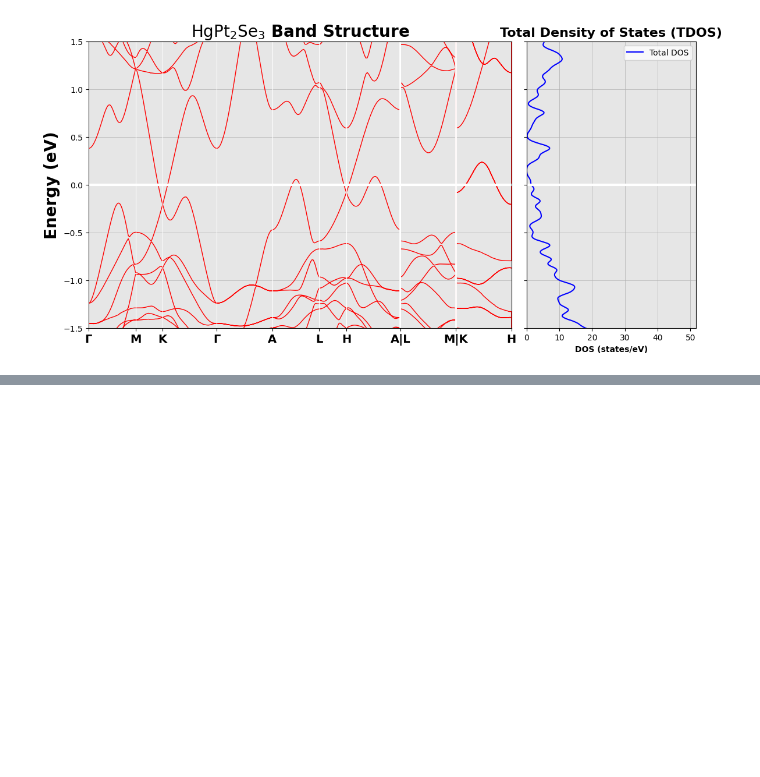
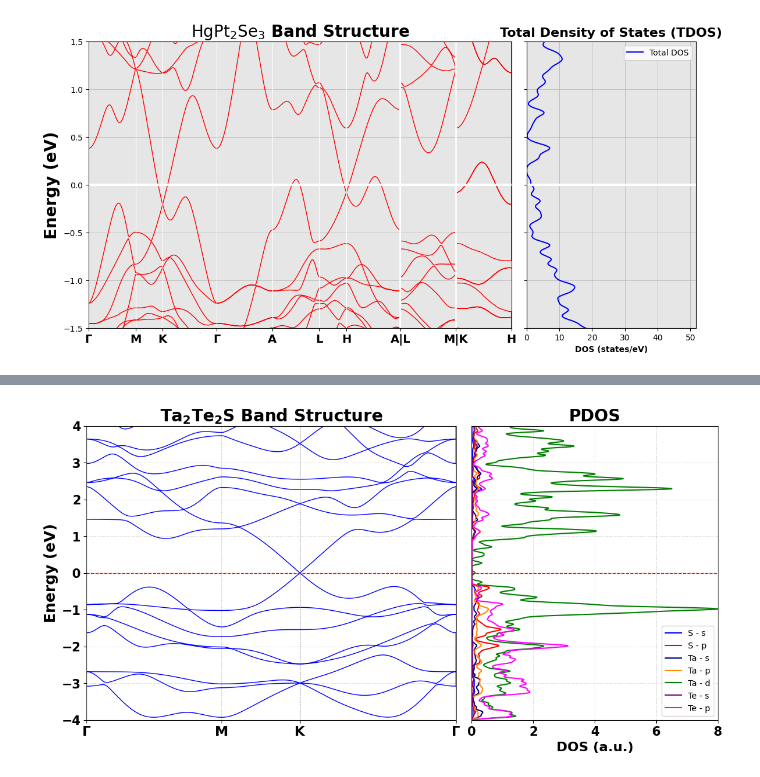
Before and after one commit to KrishnaQuantum/BAND-STRUCTURES, a Jupyter notebook: Github_BS.ipynb, the cells around one changed output, grey strips where cells are left out. Drawn from its saved outputs; the diff is of its cells as text; code cells hidden in the pictures; blank space fills up the shorter version.

Commit message:
ADDED
added some new Quantum Spin hall Insulator band structure along with their projected density of state

```diff
--- a/Github_BS.ipynb
+++ b/Github_BS.ipynb
@@ -718,0 +721,98 @@ plt.show()
+# %%
+import numpy as np
+import pandas as pd
+import matplotlib.pyplot as plt
+from matplotlib.gridspec import GridSpec
+
+# === Load Band Structure Data ===
+bs_data = np.loadtxt("Ta2Te2S.dat")
+k_points = bs_data[:, 0]
+energies = bs_data[:, 1:]
+num_bands = energies.shape[1]
+fermi_level = 0.0
+
+# Calculate VBM and CBM
+cbm = np.min(energies[energies > fermi_level])
+vbm = np.max(energies[energies < fermi_level])
+band_gap = cbm - vbm
+
+# Define high-symmetry points and labels
+high_symmetry_labels = ['Γ', 'M', 'K', 'Γ']
+spacing = 40
+high_symmetry_points = [i * spacing for i in range(len(high_symmetry_labels))]
+tick_positions = [k_points[i] for i in high_symmetry_points]
+
+# === Load PDOS Data ===
+columns = ['Energy', 's', 'py', 'pz', 'px', 'dxy', 'dyz', 'dz2', 'dxz', 'dx2', 'tot']
+data_s = pd.read_csv("PDOS_S.dat", sep=r'\s+', names=columns, comment='#', skiprows=1)
+data_ta = pd.read_csv("PDOS_Ta.dat", sep=r'\s+', names=columns, comment='#', skiprows=1)
+data_te = pd.read_csv("PDOS_Te.dat", sep=r'\s+', names=columns, comment='#', skiprows=1)
+
+# Compute total p and d orbitals
+data_s['p'] = data_s['px'] + data_s['py'] + data_s['pz']
+data_ta['p'] = data_ta['px'] + data_ta['py'] + data_ta['pz']
+data_ta['d'] = data_ta['dxy'] + data_ta['dyz'] + data_ta['dz2'] + data_ta['dxz'] + data_ta['dx2']
+data_te['p'] = data_te['px'] + data_te['py'] + data_te['pz']
+
+# === Plotting Band + PDOS ===
+fig = plt.figure(figsize=(12, 6))
+gs = GridSpec(1, 2, width_ratios=[1.5, 1], wspace=0.05)
+
+# --- Band Structure ---
+ax1 = fig.add_subplot(gs[0])
+for i in range(num_bands):
+    ax1.plot(k_points, energies[:, i], color='blue', lw=1)
+
+# Fermi level
+ax1.axhline(fermi_level, color='red', linestyle='--', linewidth=1, label='Fermi Level (0 eV)')
+
+# Vertical lines for high-symmetry points
+for i in high_symmetry_points:
+    ax1.axvline(x=k_points[i], color='gray', linestyle=':', linewidth=0.8)
+
+# Example: mark direct gap region (optional)
+ax1.axvline(x=6.45, color='white', linestyle='-', linewidth=3)
+ax1.axvline(x=6.68, color='white', linestyle='-', linewidth=3)
+
+# Axes settings
+ax1.set_xticks(tick_positions)
+ax1.set_xticklabels(high_symmetry_labels, fontsize=16, weight='bold')
+ax1.set_xlim([0, 2.269])
+ax1.set_ylim([-4, 4])
+ax1.set_ylabel("Energy (eV)", fontsize=18, weight='bold')
+ax1.set_title(r"$\mathbf{Ta_2Te_2S}$ Band Structure", fontsize=20, weight='bold')
+ax1.tick_params(axis='y', labelsize=14)
+ax1.grid(True, linestyle=':', linewidth=0.5)
+ax1.tick_params(axis='y', labelsize=15)# for inc and making font of y axis points
+for label in ax1.get_yticklabels():
+    label.set_fontweight('bold')
+# --- PDOS ---
+ax2 = fig.add_subplot(gs[1], sharey=ax1)
+
+# Plot PDOS lines
+ax2.plot(data_s['s'], data_s['Energy'], label='S - s', color='blue')
+ax2.plot(data_s['p'], data_s['Energy'], label='S - p', color='red')
+ax2.plot(data_ta['s'], data_ta['Energy'], label='Ta - s', color='navy')
+ax2.plot(data_ta['p'], data_ta['Energy'], label='Ta - p', color='darkorange')
+ax2.plot(data_ta['d'], data_ta['Energy'], label='Ta - d', color='green')
+ax2.plot(data_te['s'], data_te['Energy'], label='Te - s', color='purple')
+ax2.plot(data_te['p'], data_te['Energy'], label='Te - p', color='magenta')
+
+# Format PDOS plot
+ax2.axhline(y=0, color='red', linestyle='--', linewidth=1)
+ax2.set_xlim([0,8])
+ax2.set_xlabel("DOS (a.u.)", fontsize=16, weight='bold')
+ax2.set_title("PDOS", fontsize=20, weight='bold')
+ax2.tick_params(axis='x', labelsize=14)
+ax2.tick_params(axis='y', left=False, labelleft=False)
+ax2.grid(True, linestyle=':', linewidth=0.5)
+ax2.legend(fontsize=10, loc='best')
+ax2.tick_params(axis='x', labelsize=15)
+for label in ax2.get_xticklabels():
+    label.set_fontweight('bold')
+
+# Adjust layout and show
+fig.subplots_adjust(left=0.07, right=0.95, top=0.92, bottom=0.1)
+plt.show()
+# %% [output]
+[figure, added]
```
Also changed, not shown: parts of 1 cell of this notebook, 3 other files.
